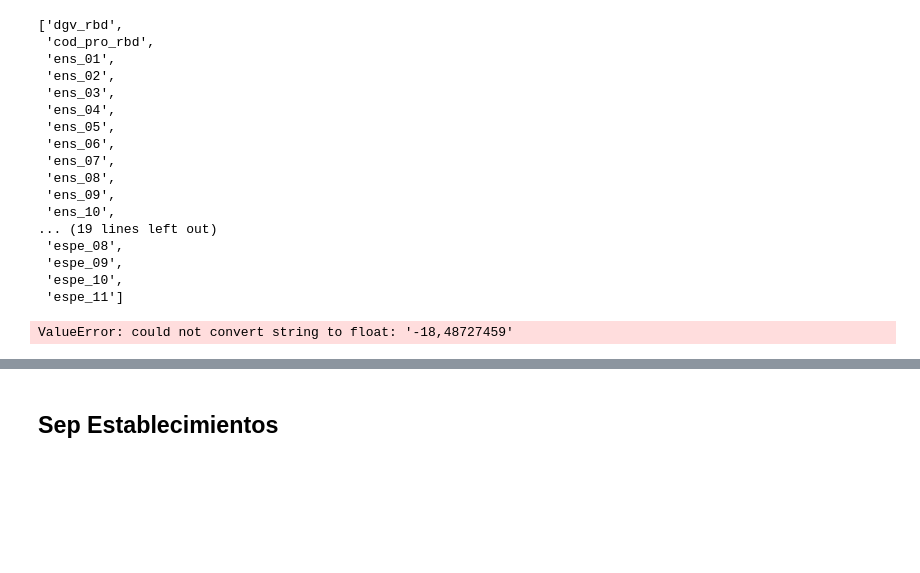
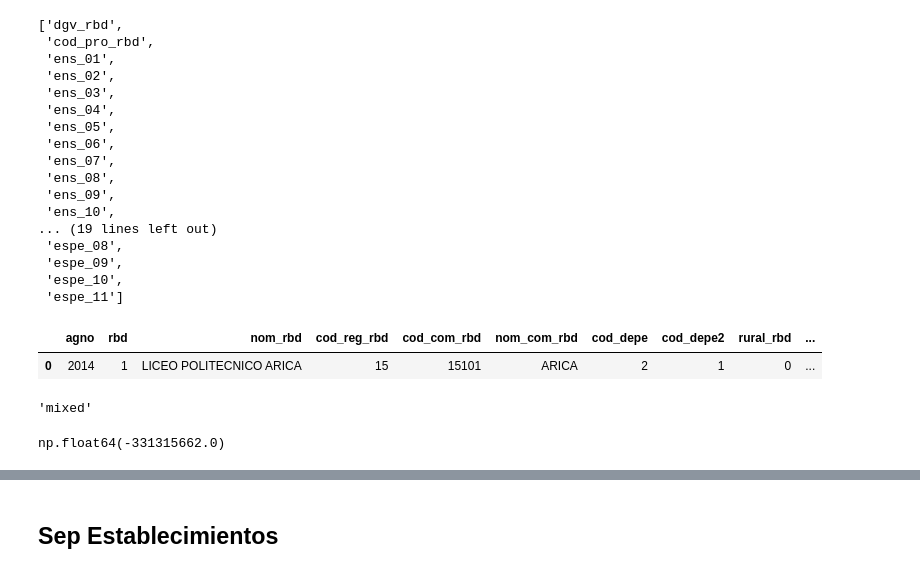
Before and after one commit to FelipeCabelloE/transparencia-chile-2024, a Jupyter notebook: notebooks/0.14-fnce-cleaning-sedu-1.ipynb, the cells around one changed output, grey strips where cells are left out. Drawn from its saved outputs; the diff is of its cells as text; code cells hidden in the pictures; blank space fills up the shorter version.

```diff
--- a/notebooks/0.14-fnce-cleaning-sedu-1.ipynb
+++ b/notebooks/0.14-fnce-cleaning-sedu-1.ipynb
@@ -245,0 +268,9 @@ ee_df = ee_df.replace(r'^\s*$', pd.NA, regex=True)
+# %%
+ee_df.head(1)
+# %% [output]
+|  | agno | rbd | nom_rbd | cod_reg_rbd | cod_com_rbd | nom_com_rbd | cod_depe | cod_depe2 | rural_rbd | ... |
+| 0 | 2014 | 1 | LICEO POLITECNICO ARICA | 15 | 15101 | ARICA | 2 | 1 | 0 | ... |
+# %%
+pd.api.types.infer_dtype(ee_df["longitud"])
+# %% [output]
+'mixed'
@@ -246,4 +283,4 @@ ee_df = ee_df.replace(r'^\s*$', pd.NA, regex=True)
 # %%
-ee_df["latitud"].astype(float)
+ee_df["latitud"].min()
 # %% [output]
-ValueError: could not convert string to float: '-18,48727459'
+np.float64(-331315662.0)
```
Also changed, not shown: parts of 11 cells of this notebook, 2 other files.
